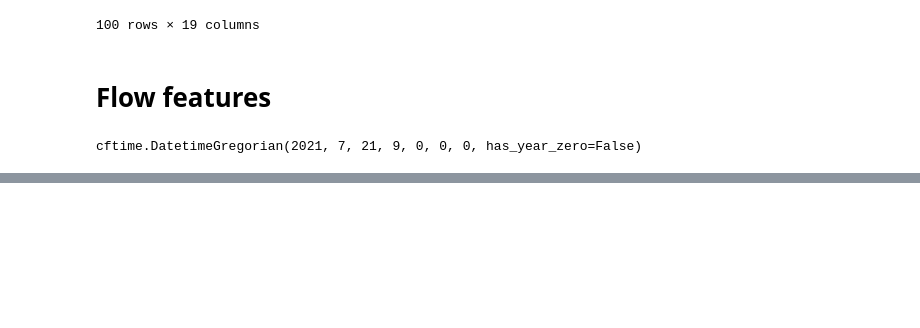
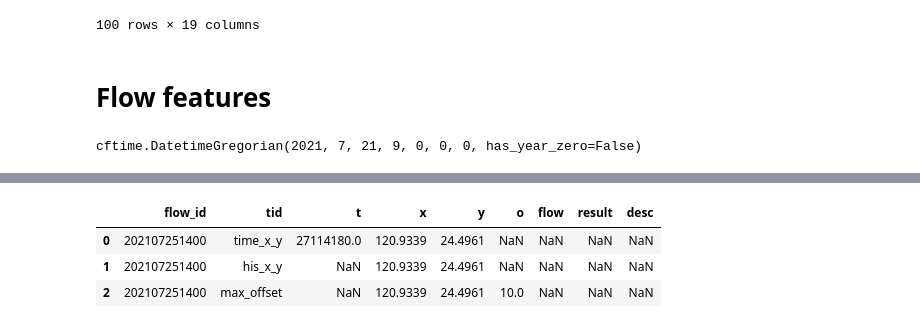
Before and after one commit to LinkItONEDevGroup/waterswak, a Jupyter notebook: engineer_mode.ipynb, the cells around one changed output, grey strips where cells are left out. Drawn from its saved outputs; the diff is of its cells as text; code cells hidden in the pictures; blank space fills up the shorter version.

Commit message:
add: csv_get_flow

```diff
--- a/engineer_mode.ipynb
+++ b/engineer_mode.ipynb
@@ -2577,0 +2578,8 @@ index,time,local_time
+# %%
+df= pd.read_csv("output/flow_query.csv")
+for row in df.iterrows():
+# %% [output]
+|  | flow_id | tid | t | x | y | o | flow | result | desc |
+| 0 | 202107251400 | time_x_y | 27114180.0 | 120.9339 | 24.4961 | NaN | NaN | NaN | NaN |
+| 1 | 202107251400 | his_x_y | NaN | 120.9339 | 24.4961 | NaN | NaN | NaN | NaN |
+| 2 | 202107251400 | max_offset | NaN | 120.9339 | 24.4961 | 10.0 | NaN | NaN | NaN |
```
Also changed, not shown: parts of 2 cells of this notebook, 8 other files.
